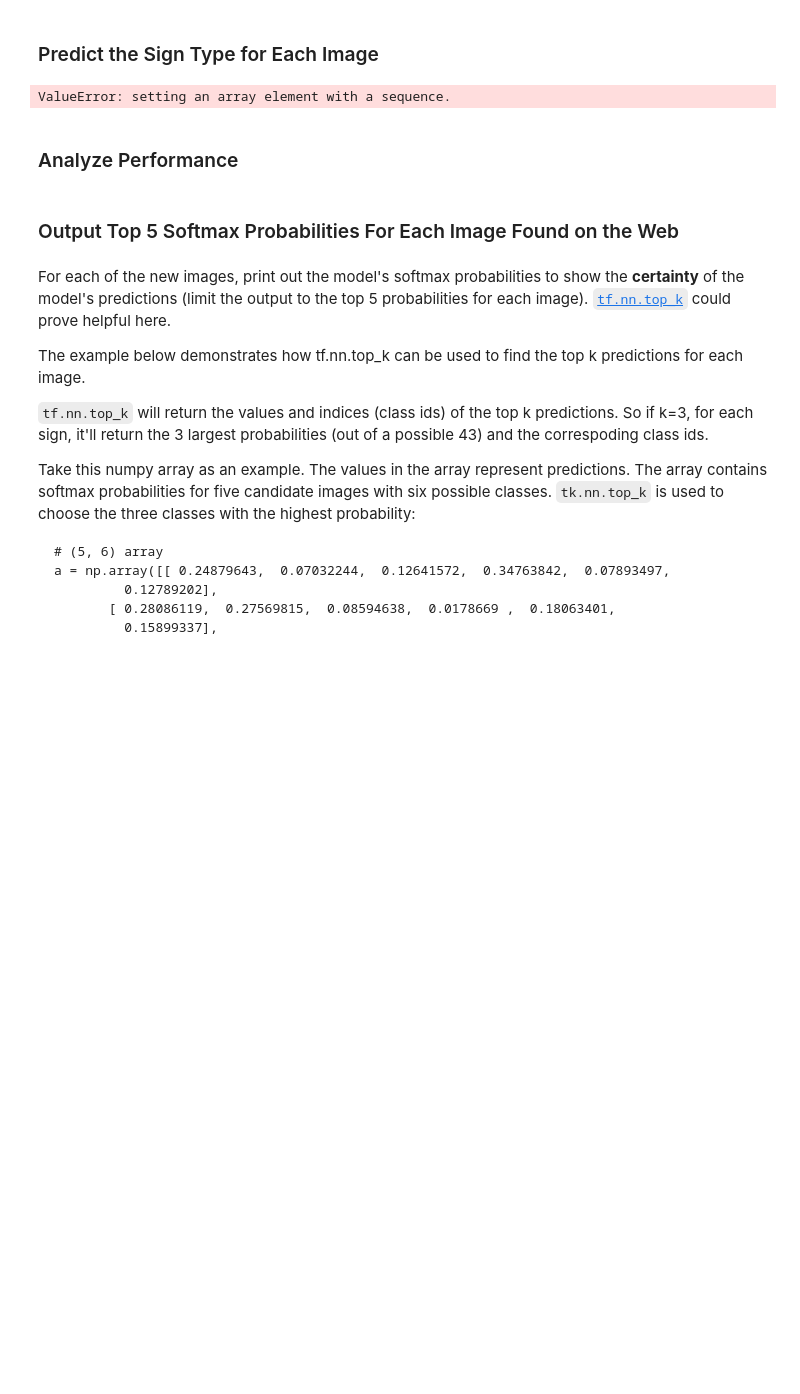
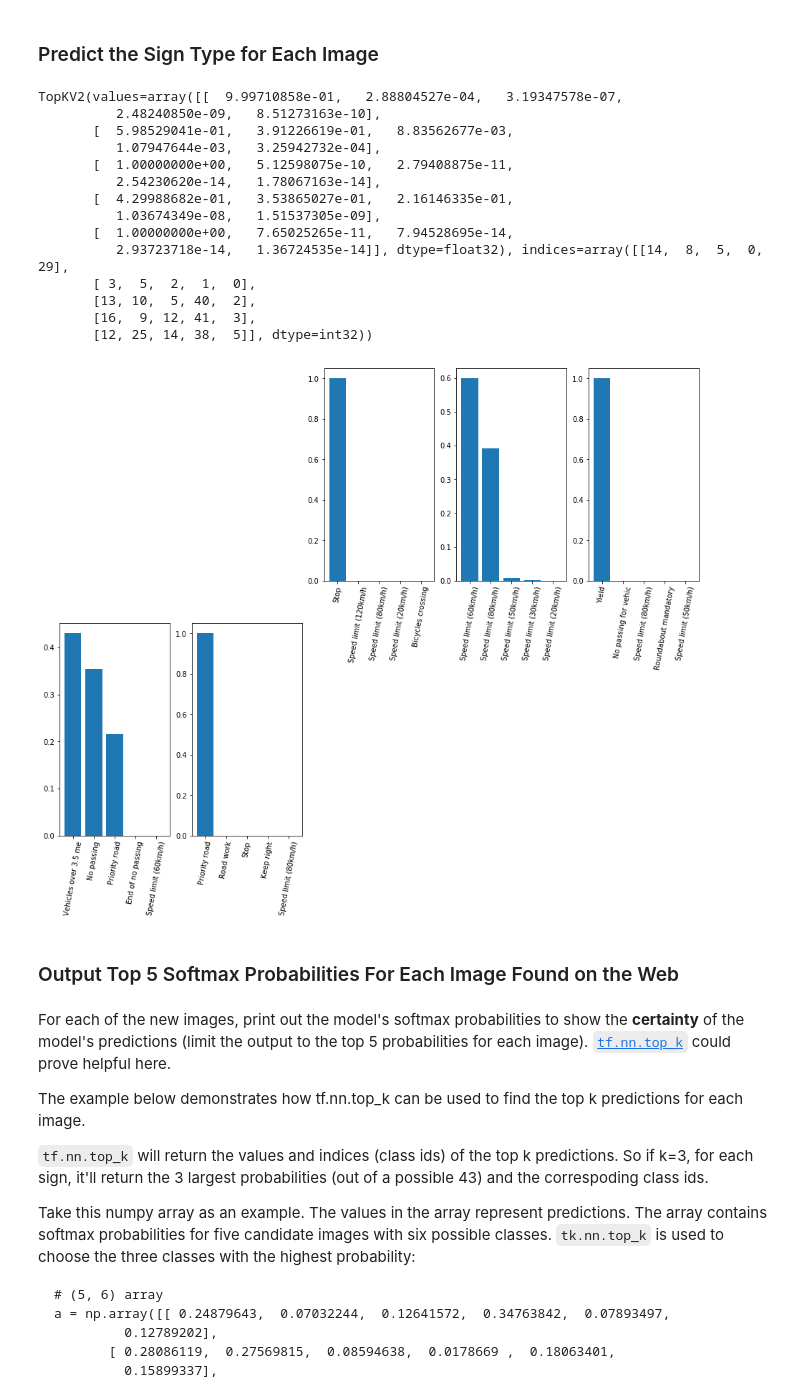
Before and after one commit to html5cat/CarND-Traffic-Sign-Classifier-Project, a Jupyter notebook: Traffic_Sign_Classifier.ipynb, the cells around one changed output. Drawn from its saved outputs; the diff is of its cells as text; code cells hidden in the pictures; blank space fills up the shorter version.

```diff
--- a/Traffic_Sign_Classifier.ipynb
+++ b/Traffic_Sign_Classifier.ipynb
@@ -356,14 +362,43 @@ for i in images:
 # %%
 ### Run the predictions here and use the model to output the prediction for each image.
 ### Make sure to pre-process the images with the same pre-processing pipeline used earlier.
 ### Feel free to use as many code cells as needed.
 
 prediction = tf.nn.softmax(logits)
 top5 = tf.nn.top_k(prediction, k=5)
 with tf.Session() as sess:
     saver.restore(sess, tf.train.latest_checkpoint('.'))
-    top5_prediction = sess.run([prediction, top5], feed_dict={x: images});
+#     print(sess.run(prediction, feed_dict={x: images}))
+    top5_prediction = sess.run(top5, feed_dict={x: images});
+    print(top5_prediction)
+
+
+import csv
+with open('signnames.csv') as f:
+    reader = csv.DictReader(f)
+    categories = {row['ClassId']:row['SignName'] for row in reader}
+
+    fig = plt.figure(figsize=(16,12))
+for index in range(0,len(images)):
+#     fig.add_subplot(2, len(images), index+1)
+#     plt.imshow(images[index])
+    fig.add_subplot(2, len(images), index+1 + len(top5_prediction))
+    y_pos = np.arange(len(top5_prediction.values[index]))
+    plt.bar(y_pos,top5_prediction.values[index])
+    plt.xticks(y_pos,[categories[str(i)][0:20] for i in top5_prediction.indices[index]], rotation=80)
 # %% [output]
-ValueError: setting an array element with a sequence.
+TopKV2(values=array([[  9.99710858e-01,   2.88804527e-04,   3.19347578e-07,
+          2.48240850e-09,   8.51273163e-10],
+       [  5.98529041e-01,   3.91226619e-01,   8.83562677e-03,
+          1.07947644e-03,   3.25942732e-04],
+       [  1.00000000e+00,   5.12598075e-10,   2.79408875e-11,
+          2.54230620e-14,   1.78067163e-14],
+       [  4.29988682e-01,   3.53865027e-01,   2.16146335e-01,
+          1.03674349e-08,   1.51537305e-09],
+       [  1.00000000e+00,   7.65025265e-11,   7.94528695e-14,
+          2.93723718e-14,   1.36724535e-14]], dtype=float32), indices=array([[14,  8,  5,  0, 29],
+       [ 3,  5,  2,  1,  0],
+       [13, 10,  5, 40,  2],
+       [16,  9, 12, 41,  3],
+       [12, 25, 14, 38,  5]], dtype=int32))
+[figure, added]
-# %% [markdown]
-### Analyze Performance
```
Also changed, not shown: parts of 7 cells of this notebook.
